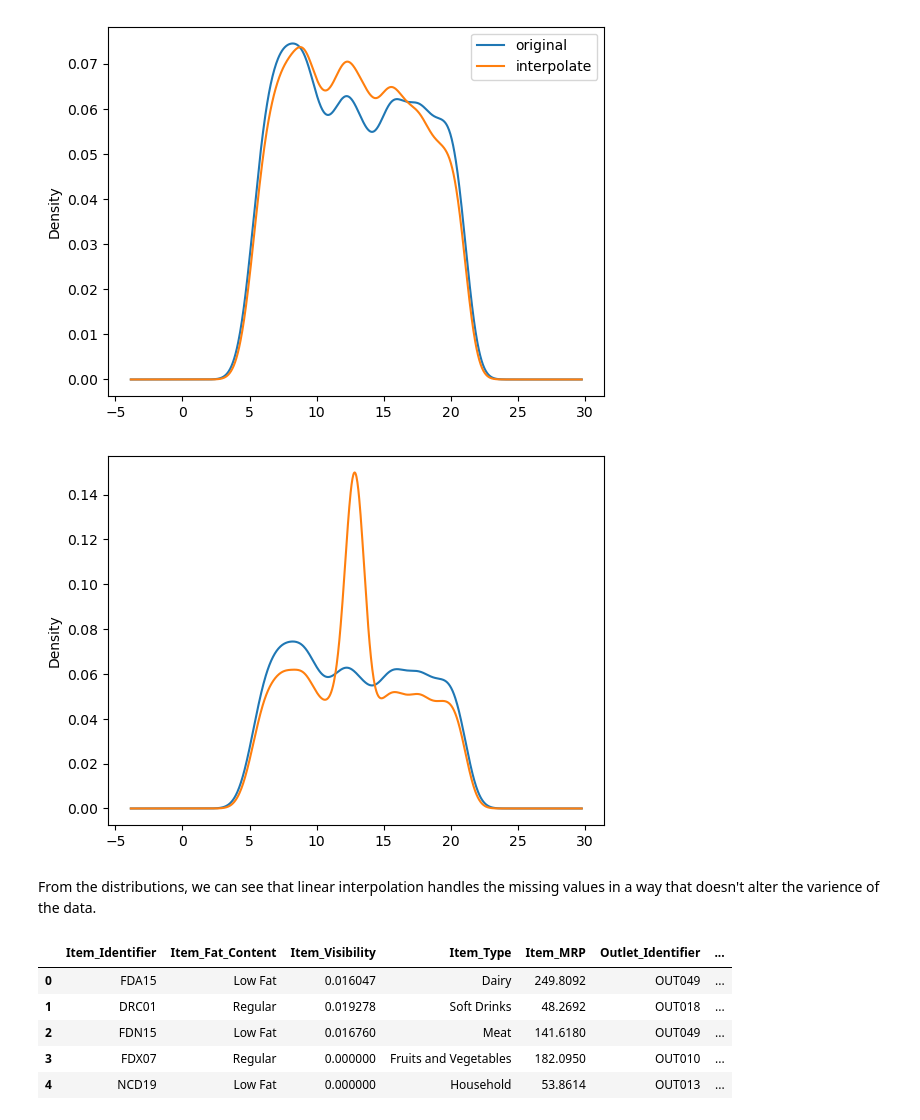
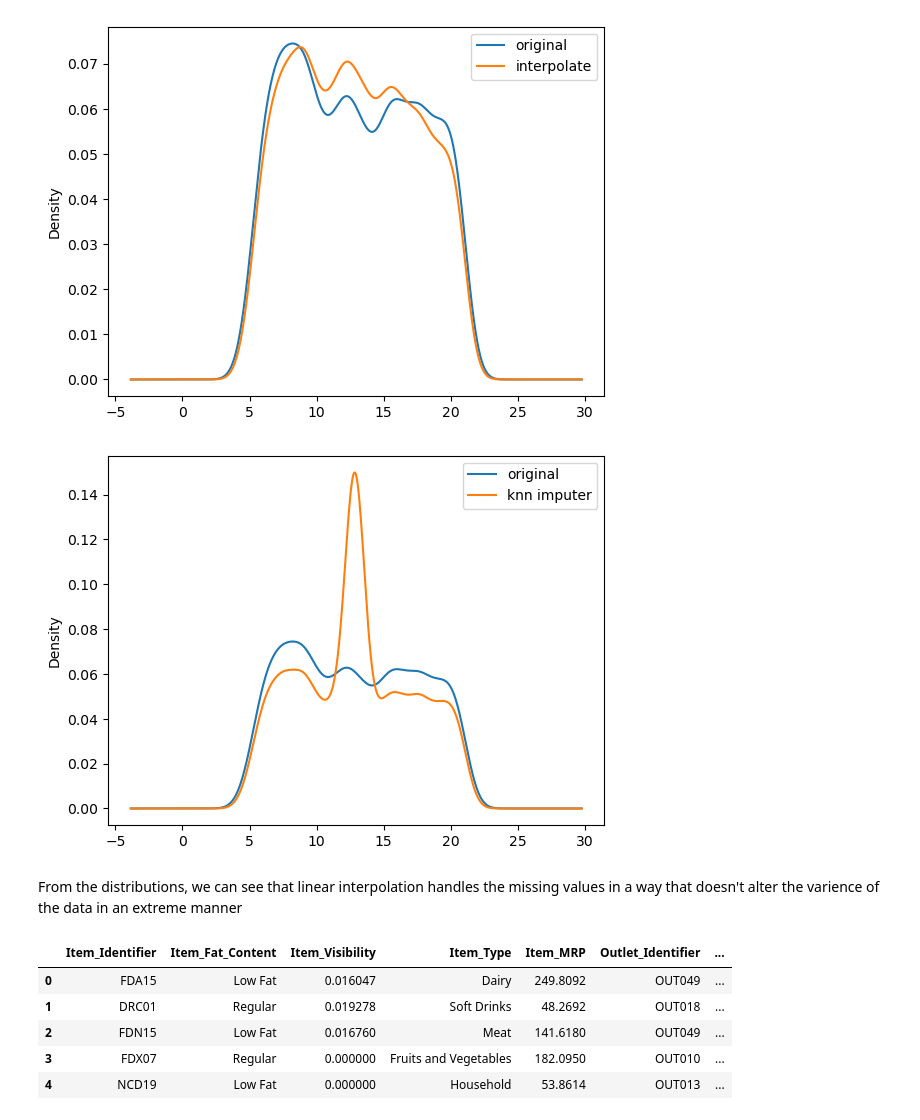
Before and after one commit to Mbachia/Sales-Prediction, a Jupyter notebook: notebook.ipynb, the cells around one changed output. Saved outputs shown, nothing was run; the diff lists cells and outputs as text; code cells hidden in the pictures.

```diff
--- a/notebook.ipynb
+++ b/notebook.ipynb
@@ -167,14 +167,15 @@ data['knn_imputer'] = knn.fit_transform(data[['Item_Weight']]).ravel()
 # %%
 # plotting the distribution of the original column and KNN filled values
 data['Item_Weight'].plot(kind='kde', label="original")
 
 data['knn_imputer'].plot(kind='kde', label="knn imputer")
 
+plt.legend()
 plt.show()
 # %% [output]
-[figure, old version]
+[figure, new version]
 # %% [markdown]
-From the distributions, we can see that linear interpolation handles the missing values in a way that doesn't alter the varience of the data.
+From the distributions, we can see that linear interpolation handles the missing values in a way that doesn't alter the varience of the data in an extreme manner
 # %%
 # Dropping irrelevant columns
 data = data.drop(['Item_Weight', 'Item_Weight_mean', 'knn_imputer','Item_Weight_median'], axis=1)
```
Also changed, not shown: parts of 15 cells of this notebook.
